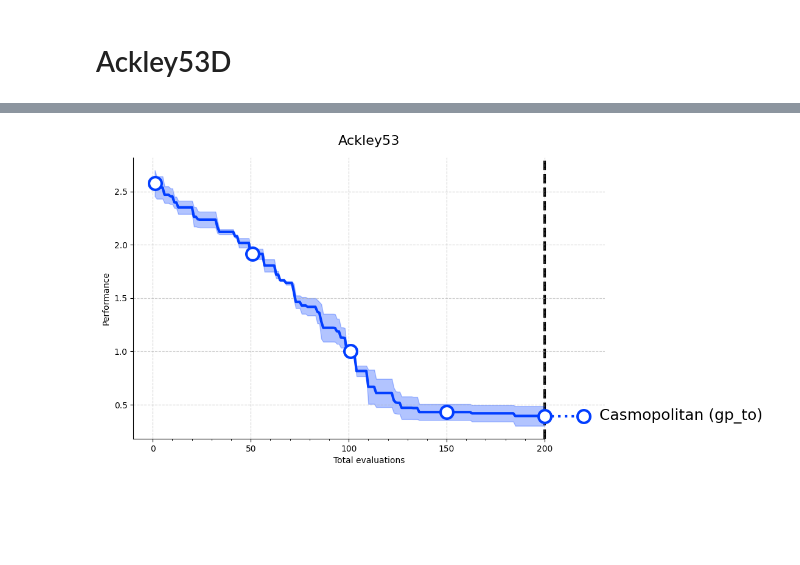
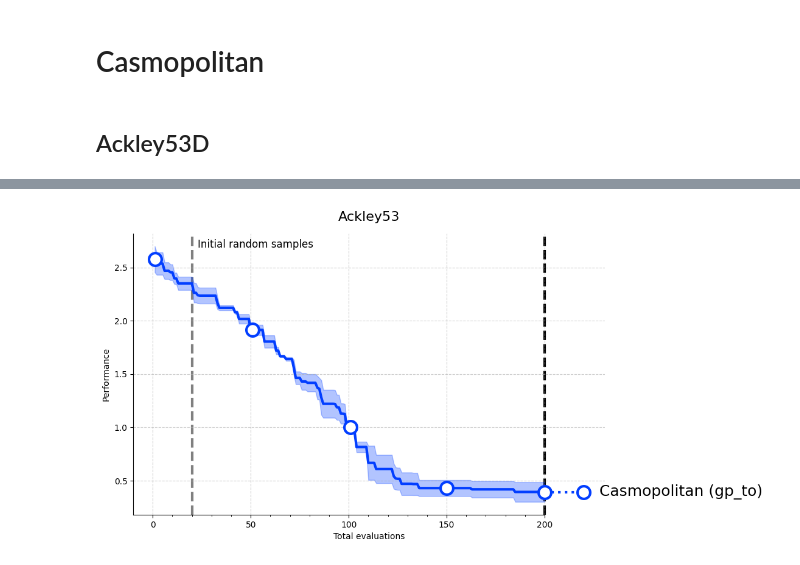
Before and after one commit to FelixJas/HEBO, a Jupyter notebook: MCBO/plotting.ipynb, the cells around one changed output, grey strips where cells are left out. Drawn from its saved outputs; the diff is of its cells as text; code cells hidden in the pictures; blank space fills up the shorter version.

```diff
--- a/MCBO/plotting.ipynb
+++ b/MCBO/plotting.ipynb
@@ -34,3 +13,5 @@ from mcbo.utils.general_plot_utils import plot_curves_with_ranked_legends
 # Define your paths and parameters
 REPO_ROOT = "/home/felix_jaspersen/Repositories/HEBO/MCBO"
 RESULTS_DIR = os.path.join(REPO_ROOT, "results")
+# %% [markdown]
+# Casmopolitan
@@ -37,3 +22,3 @@ RESULTS_DIR = os.path.join(REPO_ROOT, "results")
 # %% [markdown]
-# Ackley53D
+## Ackley53D
 # %%
@@ -58,33 +38,37 @@ results_df.head()
 | 3 | Ackley Function 50-nom-2 3-num | GP (mat52 and TO) - Tr-based IS a... | GP (mat52 and TO) | IS | EI | basic | 42 | 4 | 2.841668 | tensor(2.6624, dtype=torch.float64) | ... |
 | 4 | Ackley Function 50-nom-2 3-num | GP (mat52 and TO) - Tr-based IS a... | GP (mat52 and TO) | IS | EI | basic | 42 | 5 | 2.749591 | tensor(2.6624, dtype=torch.float64) | ... |
 # %%
-%matplotlib inline
 # Quick cleaner for PyTorch tensor strings
-# if results_df['f(x*)'].dtype == object:
-#     results_df['f(x*)'] = results_df['f(x*)'].astype(str).str.extract(r'([-+]?\d*\.?\d+(?:[eE][-+]?\d+)?)')[0].astype(float)
+if results_df['f(x*)'].dtype == object:
+    results_df['f(x*)'] = results_df['f(x*)'].astype(str).str.extract(r'([-+]?\d*\.?\d+(?:[eE][-+]?\d+)?)')[0].astype(float)
 
 # Groups dataframe by Seed. Iterate over each group. Grab the optimal value column. Result are #seeds numpy arrays in a list.
 grouped_fx = [group["f(x*)"].values for seed, group in results_df.groupby("Seed")]
 # Finds the shortest array of all the seeds.
 min_len = min(len(arr) for arr in grouped_fx)
 # %%
-# Dictionaries for Plot 1 (Total Evaluations)
 # Reformat into the dictionary structure the plotter expects
 data_y_total = {method_name: np.stack([arr[:min_len] for arr in grouped_fx])}
 data_x_total = {method_name: np.arange(1, min_len + 1)}
 
 fig, ax = plt.subplots(figsize=(10, 6))
 plot_curves_with_ranked_legends(
     ax=ax,
     data_y=data_y_total,
     data_x=data_x_total,
     show_std_error=True,
     min_is_the_best=True
 )
+
+# Vertial line to indicate initialization with random samples
+ymin, ymax = ax.get_ylim()
+ax.plot([n_init, n_init], [ymin, ymax], linestyle="--", color="grey", linewidth=3, zorder=0)
+ax.text(n_init + 3, ymax - (ymax - ymin) * 0.05, "Initial random samples", fontsize=12)
+
 plt.title("Ackley53", fontsize=16, pad=15)
 plt.xlabel("Total evaluations")
 plt.ylabel("Performance")
 plt.grid(True, linestyle='--', alpha=0.6)
 plt.show()
 # %% [output]
-[figure, old version]
+[figure, new version]
```
Also changed, not shown: parts of 15 cells of this notebook, 5 other files.
